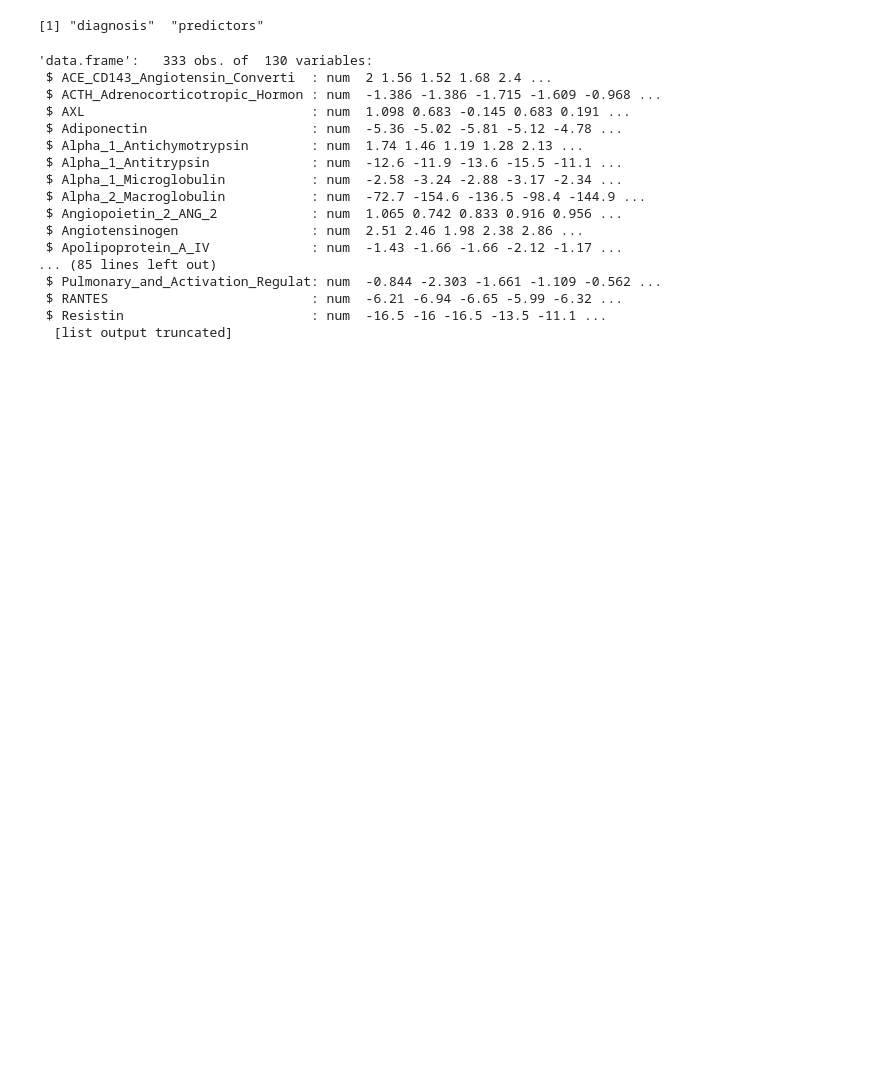
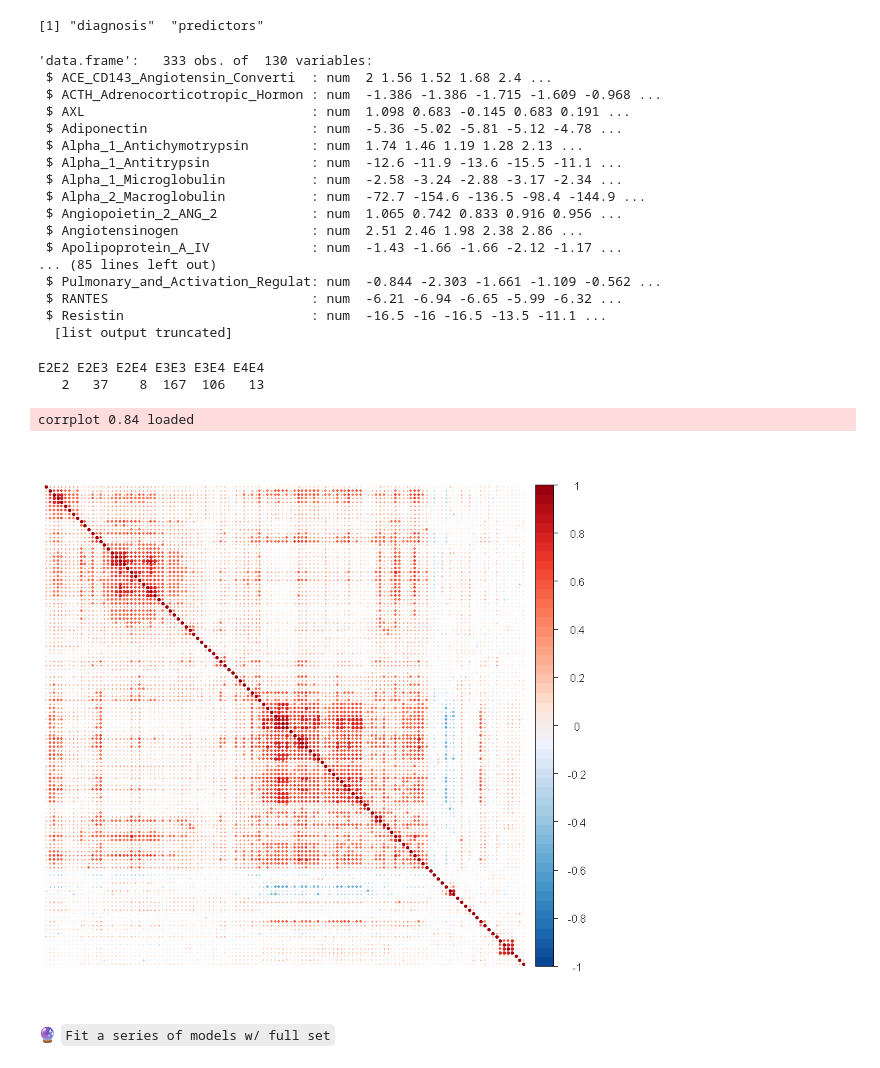
Before and after one commit to Randallzoeng/BookClub, a Jupyter notebook: AppliedPredictiveModeling/Chap. 19 An Introduction to Feature Selection.ipynb, the cells around one changed output. Cells and saved outputs as stored; diff of their text form; code cells hidden in the pictures; blank space fills up the shorter version.

```diff
--- a/AppliedPredictiveModeling/Chap. 19 An Introduction to Feature Selection.ipynb
+++ b/AppliedPredictiveModeling/Chap. 19 An Introduction to Feature Selection.ipynb
@@ -24,3 +28,28 @@ str(predictors)
  $ RANTES                          : num  -6.21 -6.94 -6.65 -5.99 -6.32 ...
  $ Resistin                        : num  -16.5 -16 -16.5 -13.5 -11.1 ...
   [list output truncated]
+# %%
+col_baseline <- c("Genotype", "age", "tau", "p_tau", "Ab_42", "male")
+col_newassays <- colnames(predictors)
+col_newassays <- col_newassays[!(col_newassays %in% c("Class",col_baseline))]
+# %%
+summary(predictors$Genotype)
+predictors$E2 <- predictors$E3 <- predictors$E4 <- 0
+predictors$E2[grepl("2",predictors$Genotype)] <- 1
+predictors$E3[grepl("3",predictors$Genotype)] <- 1
+predictors$E4[grepl("4",predictors$Genotype)] <- 1
+genotype <- predictors$Genotype
+# %% [output]
+E2E2 E2E3 E2E4 E3E3 E3E4 E4E4
+   2   37    8  167  106   13
+# %%
+library(caret)
+set.seed(730)
+trn_id <- createDataPartition(diagnosis,p=0.8,list=F)
+df_all <- predictors
+df_all$Class <- diagnosis
+
+trn <- df_all[trn_id,]
+vld <- df_all[-trn_id,]
+
+col_pred <- names(subset(predictors, select = -Genotype))
@@ -26,0 +73,15 @@ str(predictors)
+# %%
+cor_info <- cor(trn[,col_newassays])
+
+library(RColorBrewer)
+cols <- c(rev(brewer.pal(7,"Blues")),
+         brewer.pal(7,"Reds"))
+
+library(corrplot)
+corrplot(cor_info,order="hclust",tl.pos="n",addgrid.col=rgb(1,1,1,0.01),
+        col=colorRampPalette(cols)(51))
+# %% [output]
+corrplot 0.84 loaded
+[figure, added]
+# %% [markdown]
+&#x1F52E; `Fit a series of models w/ full set`
```
Also changed, not shown: parts of 15 cells of this notebook.
